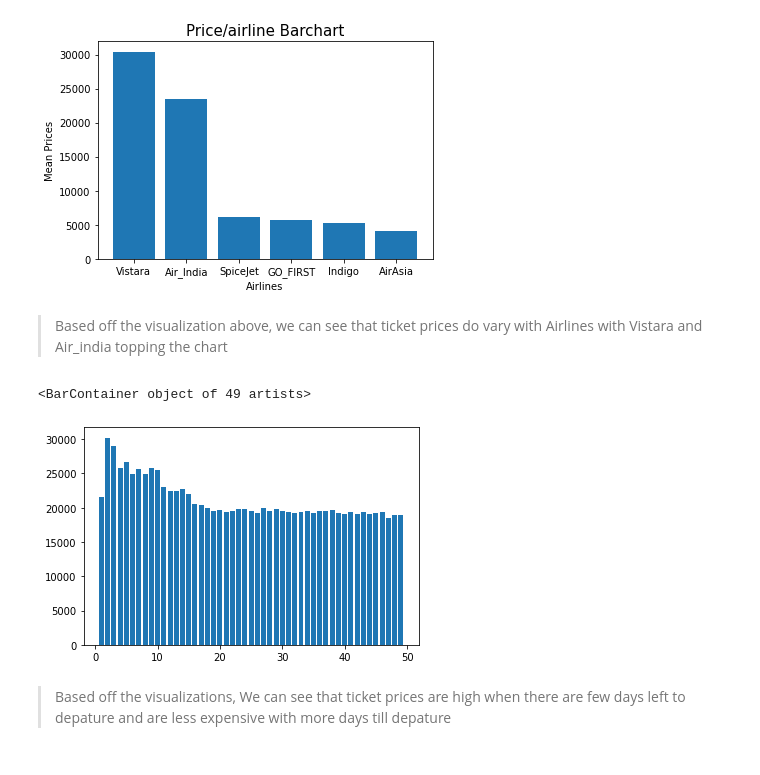
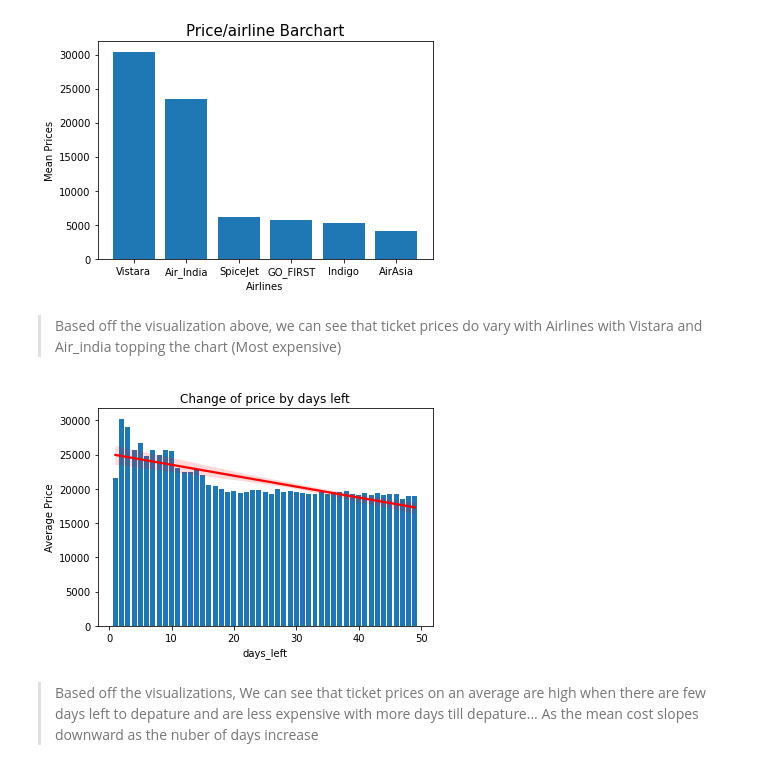
Before and after one commit to munas-git/Flight-Price-Prediction, a Jupyter notebook: flight-price-prediction.ipynb, the cells around one changed output. Saved outputs shown, nothing was run; the diff lists cells and outputs as text; code cells hidden in the pictures.

```diff
--- a/flight-price-prediction.ipynb
+++ b/flight-price-prediction.ipynb
@@ -99,4 +101,4 @@ plt.ylabel("Mean Prices")
 Text(0, 0.5, 'Mean Prices')
 [figure]
 # %% [markdown]
-> Based off the visualization above, we can see that ticket prices do vary with Airlines with Vistara and Air_india topping the chart
+> Based off the visualization above, we can see that ticket prices do vary with Airlines with Vistara and Air_india topping the chart (Most expensive)
@@ -112,8 +105,12 @@ airline_map = {
-# %%
-grouped_airlines_by_days_left = df.groupby('days_left')['price'].mean().sort_values(ascending= True)
-plt.bar(grouped_airlines_by_days_left.index, grouped_airlines_by_days_left.values)
-# %% [output]
-<BarContainer object of 49 artists>
-[figure, removed]
+# %%
+grouped_airlines_by_days_left = df.groupby('days_left')['price'].mean().sort_values()
+plt.bar(grouped_airlines_by_days_left.index, grouped_airlines_by_days_left.values)
+plt.title("Change of price by days left")
+plt.xlabel("Number of days left")
+plt.ylabel("Average Price")
+sns.regplot(x = grouped_airlines_by_days_left.index, y = grouped_airlines_by_days_left.values, color ='red', scatter=False)
+plt.show()
+# %% [output]
+[figure, added]
 # %% [markdown]
-> Based off the visualizations, We can see that ticket prices are high when there are few days left to depature and are less expensive with more days till depature
+> Based off the visualizations, We can see that ticket prices on an average are high when there are few days left to depature and are less expensive with more days till depature... As the mean cost slopes downward as the nuber of days increase
```
Also changed, not shown: parts of 15 cells of this notebook.
